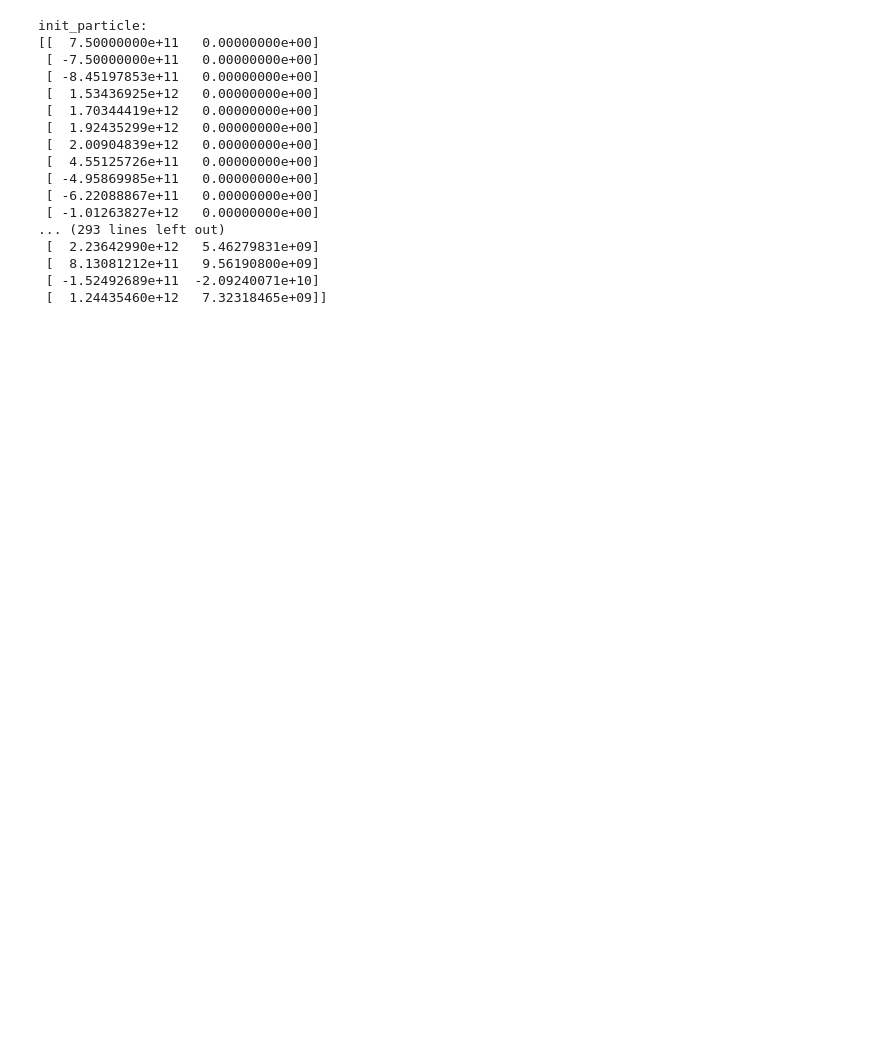
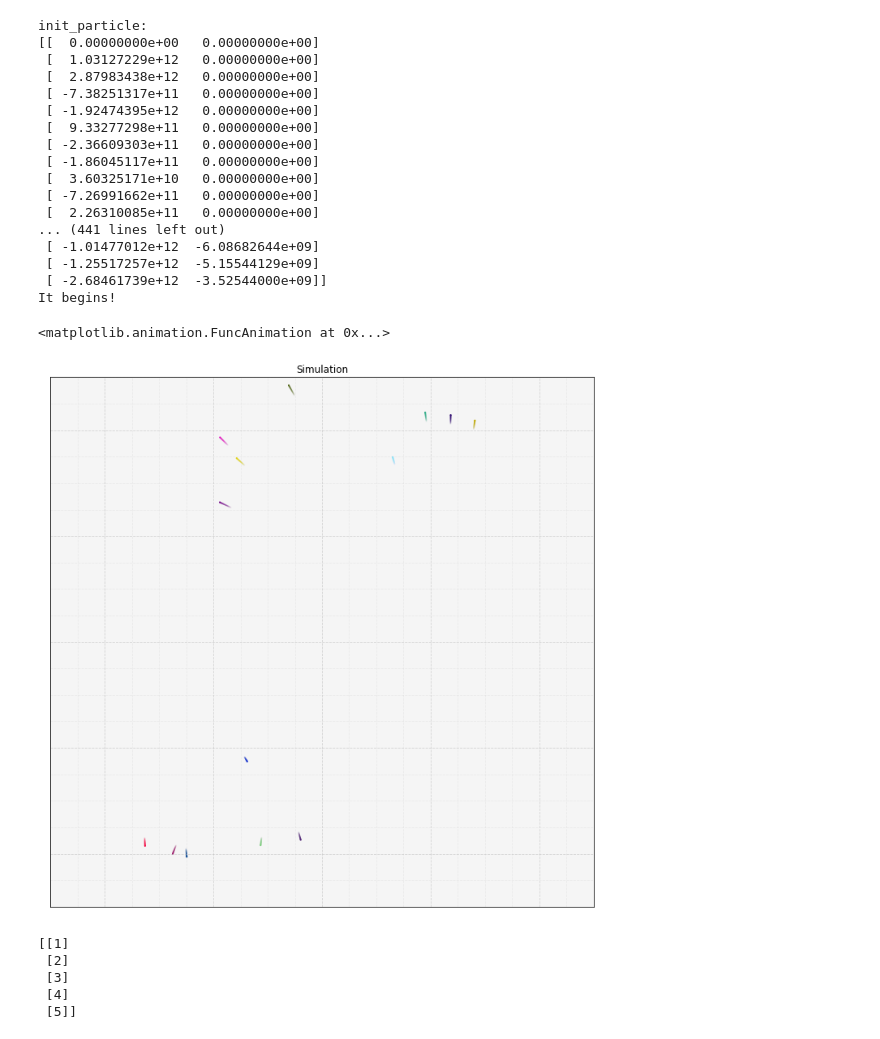
Before and after one commit to devincunningham/In-Rainbows, a Jupyter notebook: Planetary Motion Simulation/Planetary Motion.ipynb, the cells around one changed output. Drawn from its saved outputs; the diff is of its cells as text; code cells hidden in the pictures; blank space fills up the shorter version.

```diff
--- a/Planetary Motion Simulation/Planetary Motion.ipynb
+++ b/Planetary Motion Simulation/Planetary Motion.ipynb
@@ -13,17 +13,17 @@ import math
 import random
 # %%
 G = 6.67408e-11 # m**3 kg**-1 s**-2 ----- Gravitational constant
-nParticles = 100
-nStars = 2
+nParticles = 150
+nStars = 1
 planetmass = 5.96e26
-nt_simulation = 2400
+nt_simulation = 1200
 
 # =======================================================================
 # -----------------------------Positions---------------------------------
 # =======================================================================
 
 if nStars == 1:
-    init_particle_x = np.hstack(([0], (np.random.normal(1,.5,nParticles))*1.5e11*5))
+    init_particle_x = np.hstack(([0], (np.random.normal(0,1,nParticles))*1.5e11*10))
     init_particle_y = [0 for i in range(nParticles + nStars)]
 if nStars == 2:
     init_particle_x = np.hstack(([1.5e11*5], [-1.5e11*5],
@@ -168,49 +168,51 @@ def animate(i):
         rgba_colors[a, 3] = alpha[a]
     particles.set_color(rgba_colors)
 
     return particles,
 
 print "It begins!"
 
-fig = plt.figure(figsize=(14,14))
+fig = plt.figure(figsize=(12,12))
 fsize = 5e12
 ax = plt.axes(xlim=(-fsize, fsize), ylim=(-fsize, fsize))
 ax.set_facecolor('whitesmoke')
 ax.minorticks_on()
 ax.tick_params('both', length=8, which='major')
 ax.tick_params('both',length=3, which='minor')
 ax.set_xlabel('')
 ax.set_ylabel('')
 ax.xaxis.set_ticks_position('none')
 ax.yaxis.set_ticks_position('none')
 ax.set_xticklabels([])
 ax.set_yticklabels([])
 ax.grid(True, which='major', ls='dashed', alpha=.5)
 ax.grid(True, which='minor', ls='dashed', alpha=.15)
 particles = ax.scatter([], [], marker='o')
 plt.title('Simulation')
 
 rc('animation', html='html5')
 anim = animation.FuncAnimation(fig, animate, init_func = initial,
                                frames=nt_simulation, interval=60, blit=True)
 anim
 # %% [output]
 init_particle:
-[[  7.50000000e+11   0.00000000e+00]
- [ -7.50000000e+11   0.00000000e+00]
- [ -8.45197853e+11   0.00000000e+00]
- [  1.53436925e+12   0.00000000e+00]
- [  1.70344419e+12   0.00000000e+00]
- [  1.92435299e+12   0.00000000e+00]
- [  2.00904839e+12   0.00000000e+00]
- [  4.55125726e+11   0.00000000e+00]
- [ -4.95869985e+11   0.00000000e+00]
- [ -6.22088867e+11   0.00000000e+00]
- [ -1.01263827e+12   0.00000000e+00]
-... (293 lines left out)
- [  2.23642990e+12   5.46279831e+09]
- [  8.13081212e+11   9.56190800e+09]
- [ -1.52492689e+11  -2.09240071e+10]
- [  1.24435460e+12   7.32318465e+09]]
+[[  0.00000000e+00   0.00000000e+00]
+ [  1.03127229e+12   0.00000000e+00]
+ [  2.87983438e+12   0.00000000e+00]
+ [ -7.38251317e+11   0.00000000e+00]
+ [ -1.92474395e+12   0.00000000e+00]
+ [  9.33277298e+11   0.00000000e+00]
+ [ -2.36609303e+11   0.00000000e+00]
+ [ -1.86045117e+11   0.00000000e+00]
+ [  3.60325171e+10   0.00000000e+00]
+ [ -7.26991662e+11   0.00000000e+00]
+ [  2.26310085e+11   0.00000000e+00]
+... (441 lines left out)
+ [ -1.01477012e+12  -6.08682644e+09]
+ [ -1.25517257e+12  -5.15544129e+09]
+ [ -2.68461739e+12  -3.52544000e+09]]
+It begins!
+<matplotlib.animation.FuncAnimation at 0x...>
+[figure, added]
 # %%
 FFwriter = animation.FFMpegWriter()
@@ -217,0 +220,10 @@ anim.save('102bodies.mp4')
+# %%
+thing = np.array([1,2,3,4,5])
+thing = np.array([np.vstack(i for i in thing)][0])
+print thing
+# %% [output]
+[[1]
+ [2]
+ [3]
+ [4]
+ [5]]
```
Also changed, not shown: parts of 1 cell of this notebook, 6 other files.
